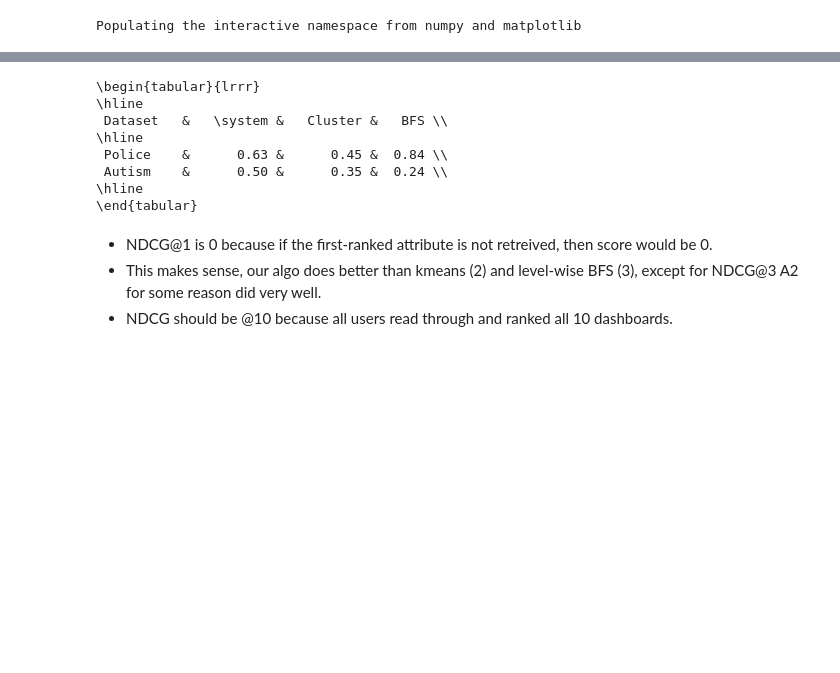
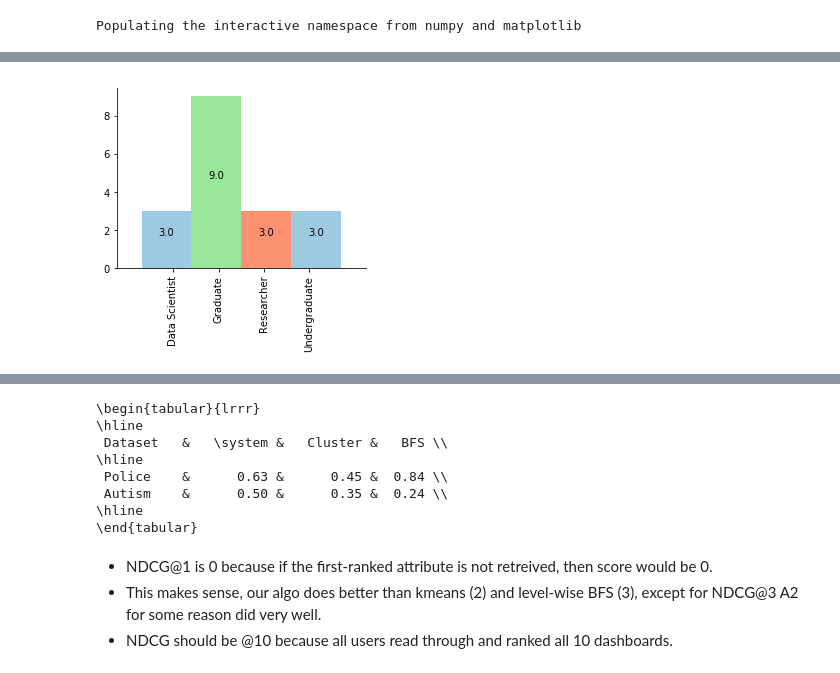
Before and after one commit to dorisjlee/viz-summarization, a Jupyter notebook: ipynb/User Study Results and Paper Statistics.ipynb, the cells around one changed output, grey strips where cells are left out. Saved outputs shown, nothing was run; the diff lists cells and outputs as text; code cells hidden in the pictures; blank space fills up the shorter version.

```diff
--- a/ipynb/User Study Results and Paper Statistics.ipynb
+++ b/ipynb/User Study Results and Paper Statistics.ipynb
@@ -15,0 +48,4 @@ from paper_visualization import *
+# %%
+bar_chart(list(info.groupby("Position").count().reset_index()["Gender"]),list(info.groupby("Position").count().reset_index()["Position"]),fixed_ylim=False,rotation=90)
+# %% [output]
+[figure, added]
```
Also changed, not shown: parts of 91 cells of this notebook, 6 other files.
